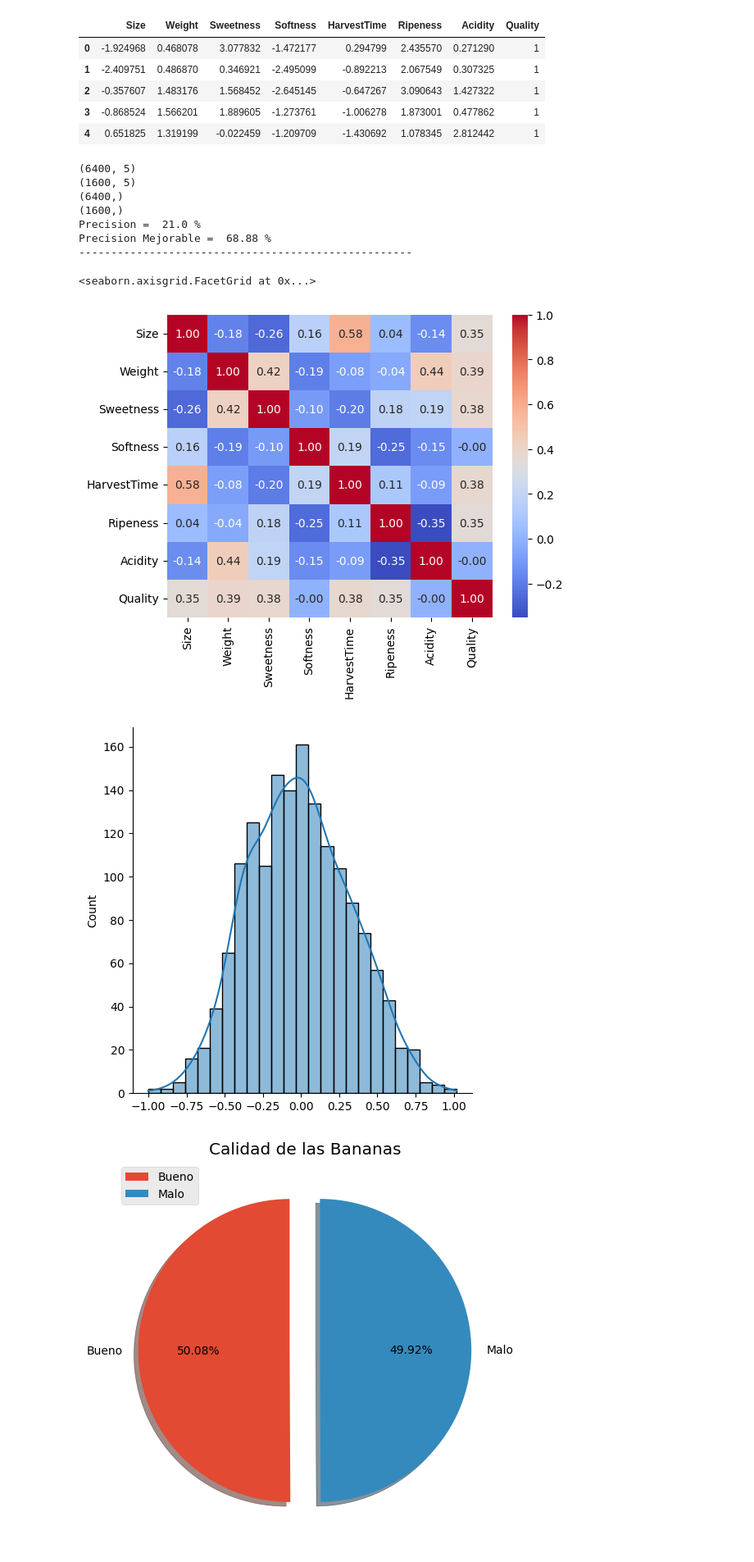
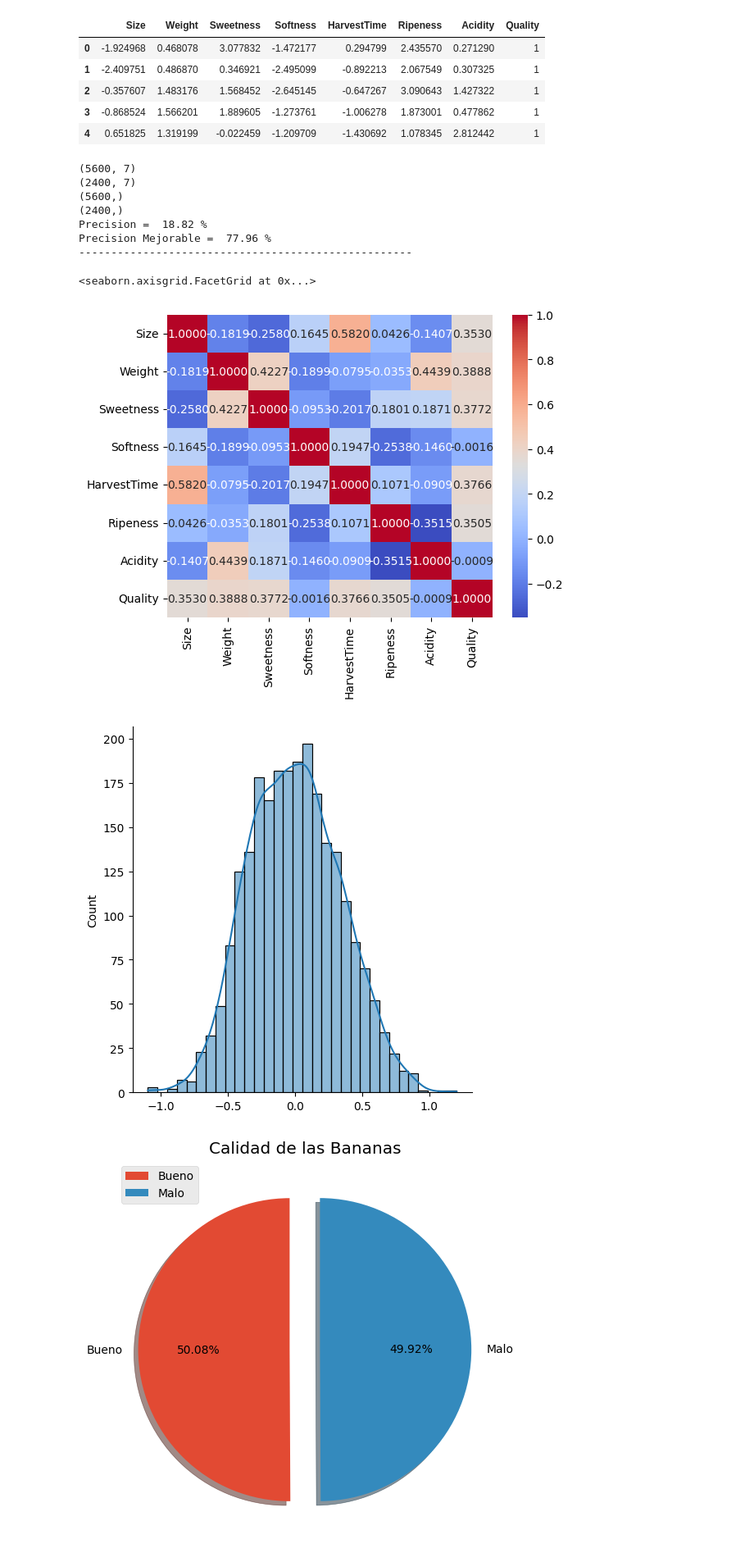
Before and after one commit to JohnnyArvelo/TP-Mate-3-Red-neuronal, a Jupyter notebook: Mate3.ipynb, the cells around one changed output. Shown at 82% size. Drawn from its saved outputs; the diff is of its cells as text; code cells hidden in the pictures.

```diff
--- a/Mate3.ipynb
+++ b/Mate3.ipynb
@@ -57,52 +71,52 @@ import seaborn as sns
 
 # Extraer columnas de entrada (Size,Weight,Sweetness,HarvestTime,Ripeness)
 
-x = data.iloc[:,[0,1,2,4,5]].values
+x = data.iloc[:,0:7].values
 
 # Extraer columna de Quality
 
 y = data.iloc[:, 7].values
 
-X_train, X_test, Y_train, Y_test = train_test_split(x,y, test_size = 0.20)
+X_train, X_test, Y_train, Y_test = train_test_split(x,y, test_size = 0.30)
 print(X_train.shape)
 print(X_test.shape)
 print(Y_train.shape)
 print(Y_test.shape)
 
 scaler = StandardScaler()
 X_train = scaler.fit_transform(X_train)
 X_test = scaler.transform(X_test)
 
 regression = LinearRegression()
 regression.fit(X_train,Y_train)
 
 reg_predict = regression.predict(X_test)
 
 score = r2_score(reg_predict, Y_test)
 print("Precision = ", float("{:.2f}".format(score*100)), "%")
 
 gbr = GradientBoostingRegressor(random_state=0)
 gbr.fit(X_train, Y_train)
 boosted_score = gbr.score(X_test, Y_test)
 print("Precision Mejorable = ", float("{:.2f}".format(boosted_score*100)), "%")
 
 #Grafica y Correlacion
 
 df = data.copy()
 print("----------------------------------------------------")
-sns.heatmap(df.corr(), annot=True, cmap='coolwarm', fmt=".2f")
+sns.heatmap(df.corr(), annot=True, cmap='coolwarm', fmt=".4f")
 sns.displot(reg_predict-Y_test, kde = True)
 # %% [output]
-(6400, 5)
-(1600, 5)
-(6400,)
-(1600,)
-Precision =  21.0 %
-Precision Mejorable =  68.88 %
+(5600, 7)
+(2400, 7)
+(5600,)
+(2400,)
+Precision =  18.82 %
+Precision Mejorable =  77.96 %
 ----------------------------------------------------
 <seaborn.axisgrid.FacetGrid at 0x...>
-[figure, old version]
+[figure, new version]
-[figure, old version]
+[figure, new version]
 # %%
 #Grafica de porcentaje de bananas Buenas y Malas
 
```
Also changed, not shown: parts of 5 cells of this notebook.
